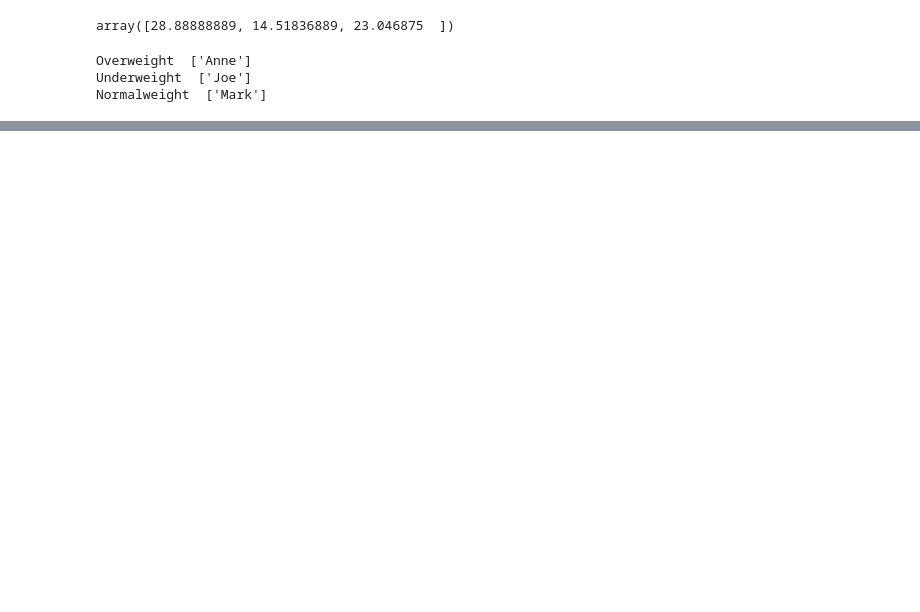
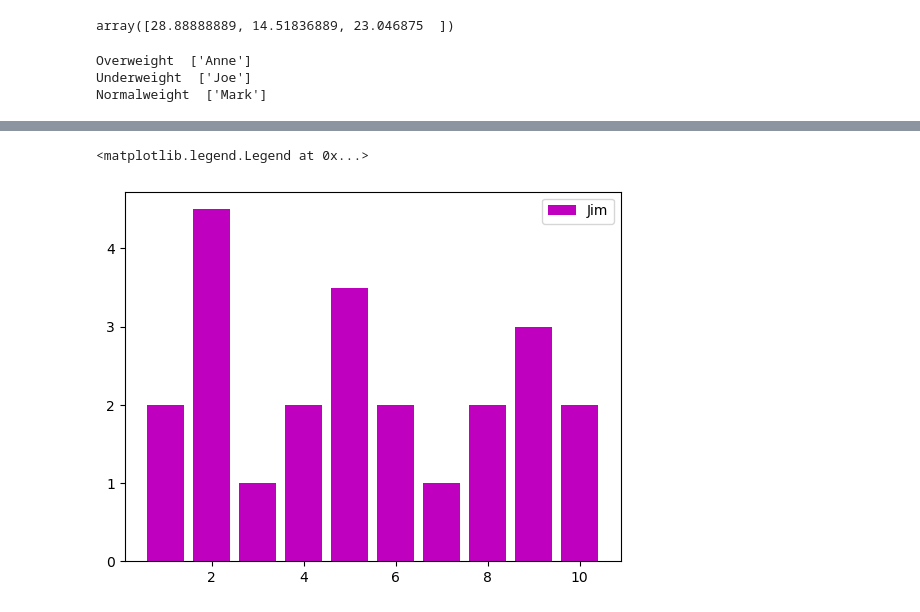
Before and after one commit to MinsingaK/Python-Machine-Learning, a Jupyter notebook: train.ipynb, the cells around one changed output, grey strips where cells are left out. Saved outputs shown, nothing was run; the diff lists cells and outputs as text; code cells hidden in the pictures; blank space fills up the shorter version.

```diff
--- a/train.ipynb
+++ b/train.ipynb
@@ -122,0 +370,7 @@ Normalweight  ['Mark']
+# %%
+# Bar chart
+plt.bar(x1,y1, label="Jim", color = "m", align="center")
+plt.legend()
+# %% [output]
+<matplotlib.legend.Legend at 0x...>
+[figure, added]
```
Also changed, not shown: parts of 49 cells of this notebook, 2 other files.
